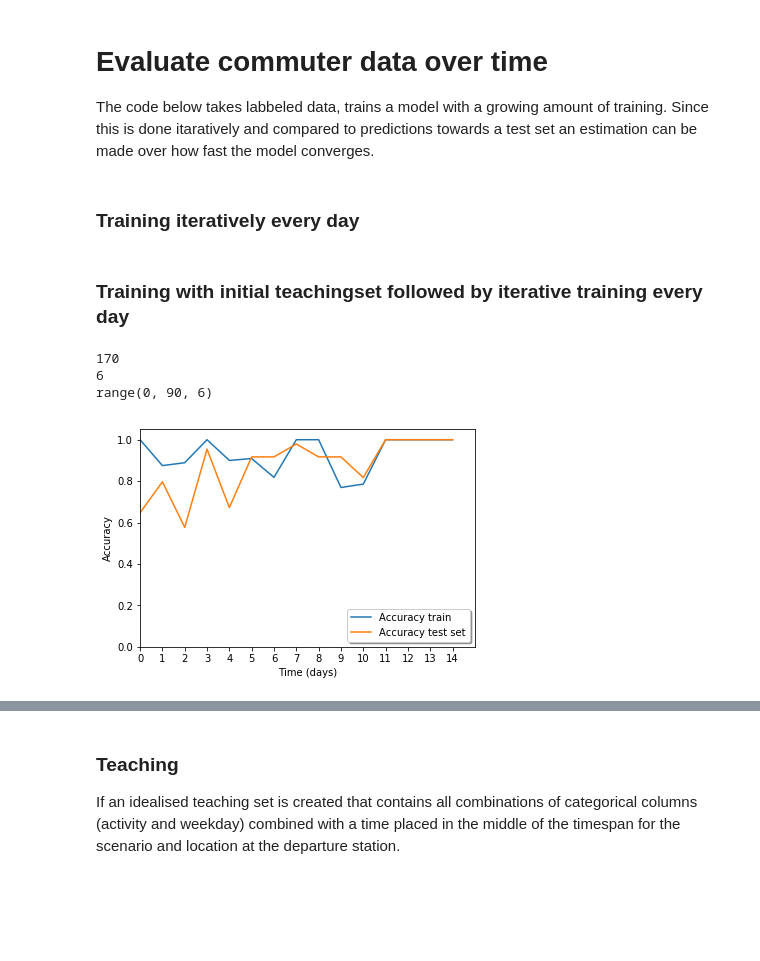
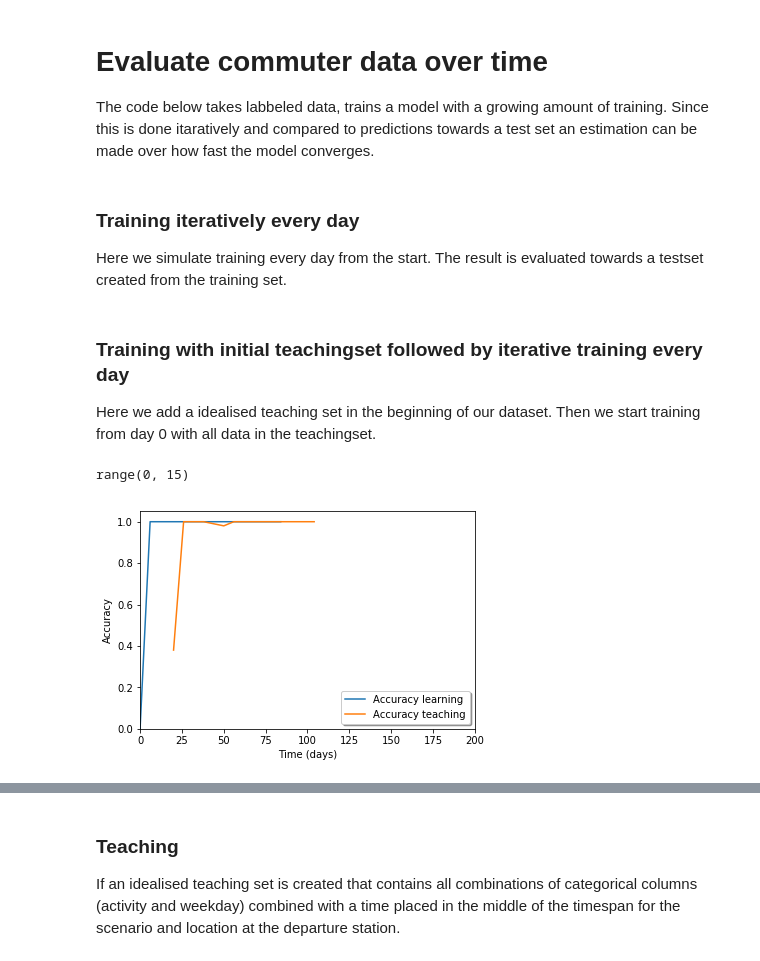
Before and after one commit to k3larra/interactiveML, a Jupyter notebook: Seminar_3/Tabtest.ipynb, the cells around one changed output, grey strips where cells are left out. Saved outputs shown, nothing was run; the diff lists cells and outputs as text; code cells hidden in the pictures; blank space fills up the shorter version.

Commit message:
Detailing out results for users

```diff
--- a/Seminar_3/Tabtest.ipynb
+++ b/Seminar_3/Tabtest.ipynb
@@ -69,3 +74,4 @@ def evaluate_learner(rows_per_training:int,trainingset,testset,minsize=20): #Min
-# %% [markdown]
-### Training iteratively every day
+# %% [markdown]
+### Training iteratively every day
+Here we simulate training every day from the start. The result is evaluated towards a testset created from the training set.
 # %%
@@ -85,5 +90,6 @@ resultTrain = evaluate_learner(rows_per_training,trainingset,testset,100)
 # %% [markdown]
 ### Training with initial teachingset followed by iterative training every day
+Here we add a idealised teaching set in the beginning of our dataset. Then we start training from day 0 with all data in the teachingset.
 # %%
 %%capture
 #Training with teaching set
@@ -106,40 +106,44 @@ resultTeach = evaluate_learner(rows_per_training,trainingset2,testset,len(teachi
 # %%
 import matplotlib.pyplot as plt
 from matplotlib.ticker import FuncFormatter, MaxNLocator
-
+learning = pd.read_csv("saved/Iterative_"+user+".csv",header=None).values
+learningsize = learning.shape[0]
+teaching = pd.read_csv("saved/TeachingIterative_"+user+".csv",header=None).values
+teachingsize = teaching.shape[0]
+rows_per_day= int(learning[3,0]-learning[2,0])
 ##MT
-result = np.array(resultTeach)
-size = trainingset2.shape[0]
-teachingsize = teachingset.shape[0]
+# result = np.array(resultTeach)
+# size = trainingset2.shape[0]
+# teachingsize = teachingset.shape[0]
 #ML
 #result = np.array(resultTrain)
 #size = trainingset.shape[0]
 #teachingsize=0
 
 fig, ax = plt.subplots()
-ax.plot(result[:,0]-teachingsize,result[:,1],label='Accuracy train')
-ax.plot(result[:,0]-teachingsize,result[:,2],label='Accuracy test set')
+ax.plot(learning[:,0],learning[:,1],label='Accuracy learning')
+ax.plot(teaching[:,0],teaching[:,2],label='Accuracy teaching')
 plt.xlabel('Time (days)')
 plt.ylabel('Accuracy')
-ax.axis([0,size-teachingsize,0.0,1.05])
-print(size)
-print(rows_per_training)
-ax.set_xticks(np.arange(0, size-teachingsize, rows_per_training))
-xs = range(0,size-teachingsize,rows_per_training)
+ax.axis([0,200,0.0,1.05])
+#ax.axis([0,200,0.0,1.05])
+#print(size)
+#print(rows_per_training)
+#ax.set_xticks(np.arange(0, learningsize, 1))
+xs = range(0,learningsize,1)
 print(xs)
 def format_fn(tick_val, tick_pos):
     if int(tick_val) in xs:
-        return int(tick_val/rows_per_training)
+        print(tick_pos)
+        return int(tick_val/rows_per_day)
     else:
          return ''
-ax.xaxis.set_major_formatter(FuncFormatter(format_fn))
+#ax.xaxis.set_major_formatter(FuncFormatter(format_fn))
 legend = ax.legend(loc='lower right', shadow=True, fontsize='medium')
 plt.show()
 # %% [output]
-170
-6
-range(0, 90, 6)
+range(0, 15)
-[figure, old version]
+[figure, new version]
 # %%
 without_MT = result.copy()
 print(without_MT)
```
Also changed, not shown: parts of 7 cells of this notebook, 1 other file.
